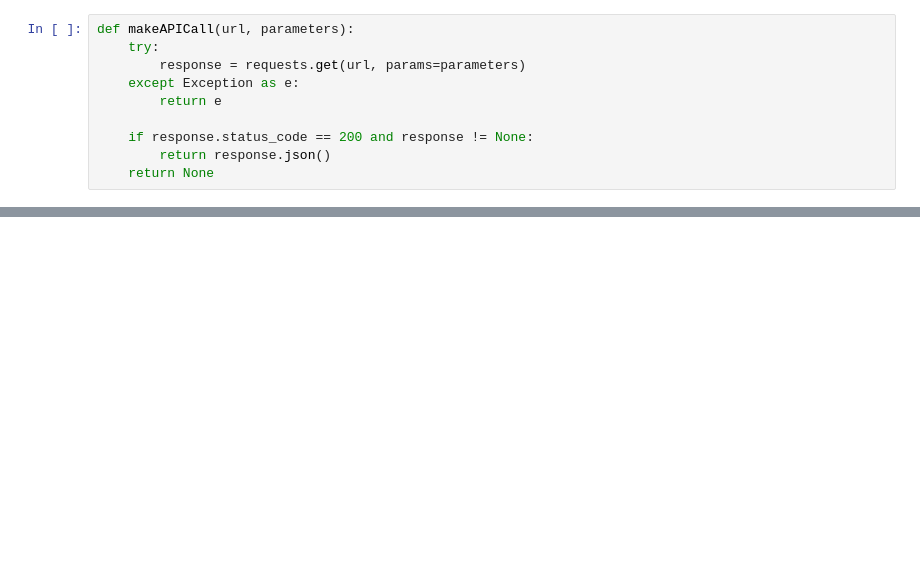
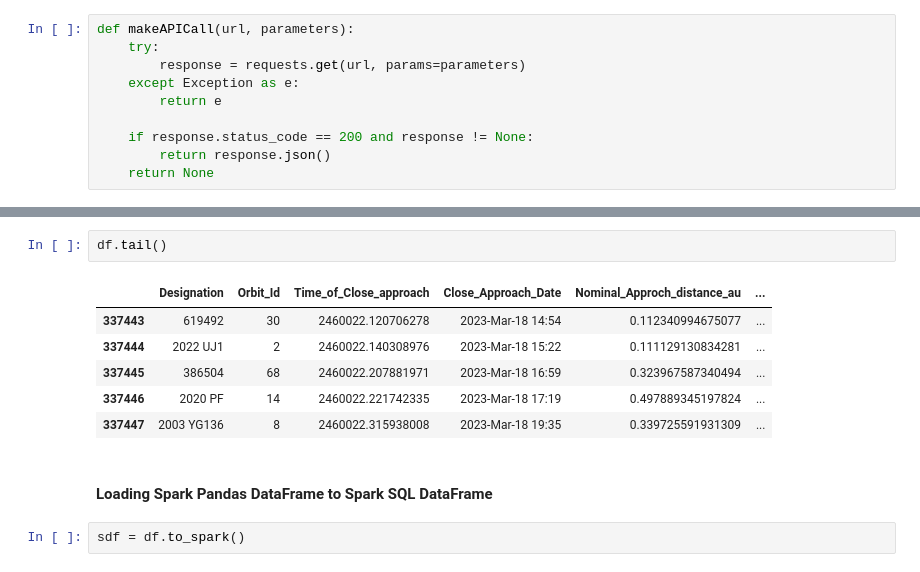
Before and after one commit to vaibhavgupta9877/CNEOS-Data, a Jupyter notebook: CNEOS-Data.ipynb, the cells around one changed output, grey strips where cells are left out. Cells and saved outputs as stored; diff of their text form; blank space fills up the shorter version.

```diff
--- a/CNEOS-Data.ipynb
+++ b/CNEOS-Data.ipynb
@@ -224,0 +195,13 @@ Py4JJavaError: An error occurred while calling o55.json.
+# %%
+df.tail()
+# %% [output]
+|  | Designation | Orbit_Id | Time_of_Close_approach | Close_Approach_Date | Nominal_Approch_distance_au | ... |
+| 337443 | 619492 | 30 | 2460022.120706278 | 2023-Mar-18 14:54 | 0.112340994675077 | ... |
+| 337444 | 2022 UJ1 | 2 | 2460022.140308976 | 2023-Mar-18 15:22 | 0.111129130834281 | ... |
+| 337445 | 386504 | 68 | 2460022.207881971 | 2023-Mar-18 16:59 | 0.323967587340494 | ... |
+| 337446 | 2020 PF | 14 | 2460022.221742335 | 2023-Mar-18 17:19 | 0.497889345197824 | ... |
+| 337447 | 2003 YG136 | 8 | 2460022.315938008 | 2023-Mar-18 19:35 | 0.339725591931309 | ... |
+# %% [markdown]
+#### Loading Spark Pandas DataFrame to Spark SQL DataFrame
+# %%
+sdf = df.to_spark()
```
Also changed, not shown: parts of 60 cells of this notebook.
